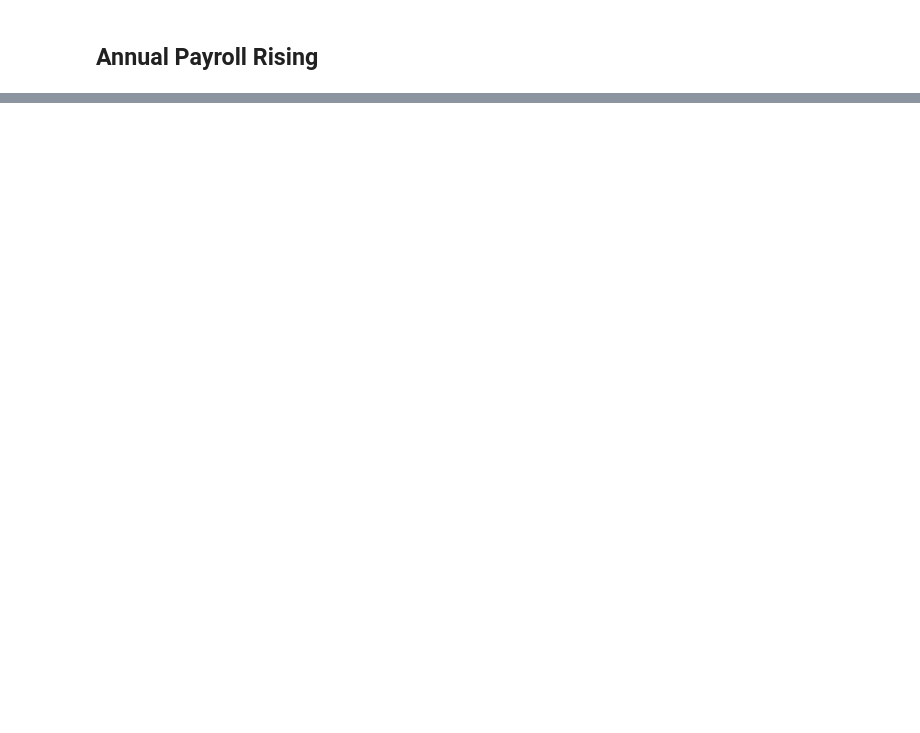
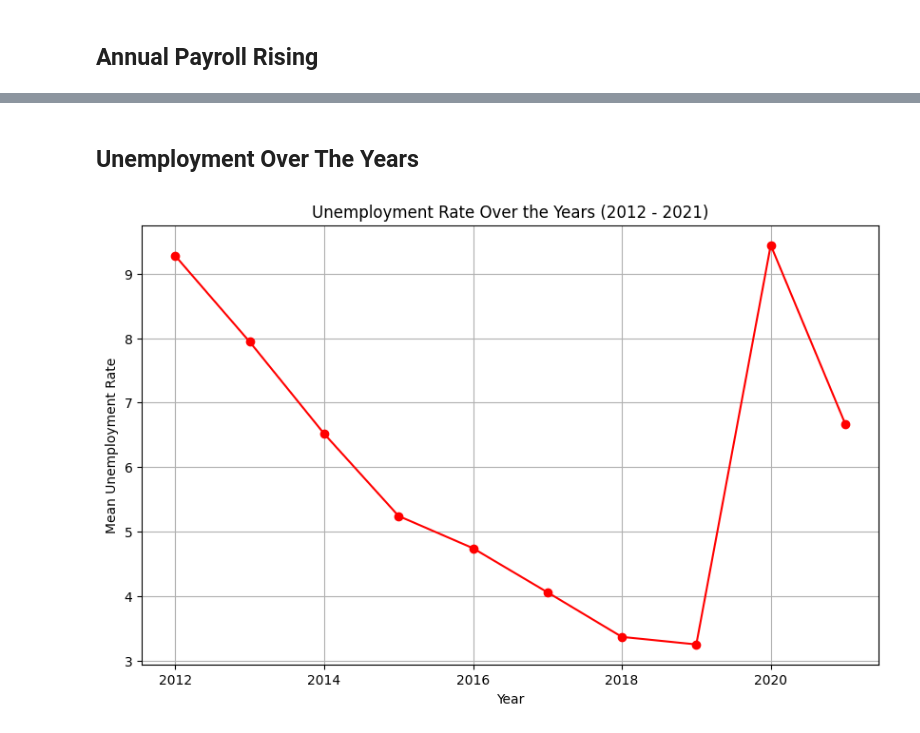
Before and after one commit to inno-apfel/DSC180A-Q1-Project, a Jupyter notebook: notebooks/development/exploration.ipynb, the cells around one changed output, grey strips where cells are left out. Drawn from its saved outputs; the diff is of its cells as text; code cells hidden in the pictures; blank space fills up the shorter version.

Commit message:
Added EDA for unemployment

```diff
--- a/notebooks/development/exploration.ipynb
+++ b/notebooks/development/exploration.ipynb
@@ -383,0 +200,28 @@ plt.legend(loc='upper left', bbox_to_anchor=(1, 1))
+# %% [markdown]
+## Unemployment Over The Years
+# %%
+file_path = '../../src/data/raw/employment_data/employment.csv'
+employment_rate = pd.read_csv(file_path)
+
+# Only get the year
+employment_rate['year'] = pd.to_datetime(employment_rate['DATE']).dt.year
+
+employment_rate = employment_rate.drop(columns=['DATE','CASAND5URN_20240104'])
+
+employment_rate.rename(columns={'CASAND5URN_20231130': 'unemployment_rate'}, inplace=True)
+
+unemployment_by_year = employment_rate.groupby('year')['unemployment_rate'].mean().reset_index()
+
+
+unemployment_rate_over_years = unemployment_by_year.groupby('year')['unemployment_rate'].mean()
+
+
+plt.figure(figsize=(10, 6))
+unemployment_rate_over_years.plot(marker='o', linestyle='-', color='r')
+plt.title('Unemployment Rate Over the Years (2012 - 2021)')
+plt.xlabel('Year')
+plt.ylabel('Mean Unemployment Rate')
+plt.grid(True)
+plt.show()
+# %% [output]
+[figure, added]
```
Also changed, not shown: parts of 31 cells of this notebook.
